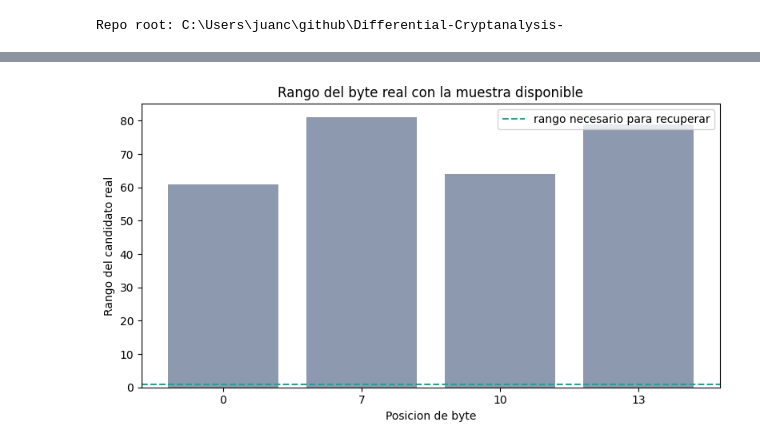
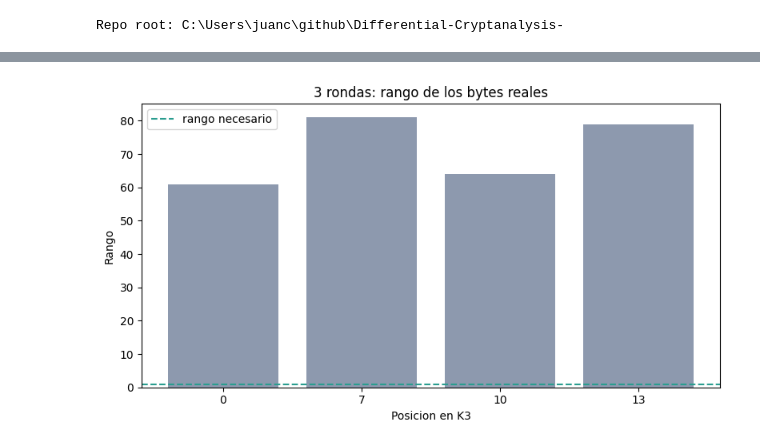
Before and after one commit to JuanDDY/Differential-Cryptanalysis-, a Jupyter notebook: differential_cryptoanalysis/aes_key_recovery_paso_a_paso.ipynb, the cells around one changed output, grey strips where cells are left out. Drawn from its saved outputs; the diff is of its cells as text; code cells hidden in the pictures.

```diff
--- a/differential_cryptoanalysis/aes_key_recovery_paso_a_paso.ipynb
+++ b/differential_cryptoanalysis/aes_key_recovery_paso_a_paso.ipynb
@@ -288,0 +233,20 @@ result_df
+# %%
+DELTA_P_3R = int(characteristic["initial_difference"], 16)
+DELTA_U_3R = int(round_records[-1]["input_difference"], 16)
+PROBABILITY_3R_PREFIX = math.prod(float(item["probability"]) for item in round_records[:-1])
+N_PAIRS_3R = 1 << 16
+
+cipher_3r = ReducedAES(rounds=3, block_bits=BLOCK_BITS, key_bits=KEY_BITS)
+round_keys_3r = cipher_3r.expand_key_from_hex(MASTER_KEY_HEX)
+last_key_3r = round_keys_3r[-1]
+
+pairs_3r = generate_ciphertext_pairs(cipher_3r, round_keys_3r, DELTA_P_3R, N_PAIRS_3R, SEED)
+rankings_3r, delta_bytes_3r, origins_3r, active_3r = rank_key_bytes(cipher_3r, pairs_3r, DELTA_U_3R)
+results_3r = summarize_rankings(cipher_3r, last_key_3r, rankings_3r)
+
+print(f"Delta P: 0x{DELTA_P_3R:032X}")
+print(f"Delta U: 0x{DELTA_U_3R:032X}")
+print(f"Pares: {N_PAIRS_3R:,}")
+print(f"Pares utiles esperados: {N_PAIRS_3R * PROBABILITY_3R_PREFIX:.8f}")
+print(f"Pares para un acierto esperado: {math.ceil(1 / PROBABILITY_3R_PREFIX):,}")
+results_3r
@@ -289,12 +268,12 @@ result_df
 # %%
 plt.figure(figsize=(8, 4.5))
-plt.bar(result_df["posicion"].astype(str), result_df["rango real"], color="#8D99AE")
-plt.axhline(1, color="#2A9D8F", linestyle="--", label="rango necesario para recuperar")
-plt.title("Rango del byte real con la muestra disponible")
-plt.xlabel("Posicion de byte")
-plt.ylabel("Rango del candidato real")
+plt.bar(results_3r["posicion"].astype(str), results_3r["rango real"], color="#8D99AE")
+plt.axhline(1, color="#2A9D8F", linestyle="--", label="rango necesario")
+plt.title("3 rondas: rango de los bytes reales")
+plt.xlabel("Posicion en K3")
+plt.ylabel("Rango")
 plt.legend()
 plt.tight_layout()
 plt.show()
 # %% [output]
-[figure, old version]
+[figure, new version]
```
Also changed, not shown: parts of 33 cells of this notebook, 15 other files.
